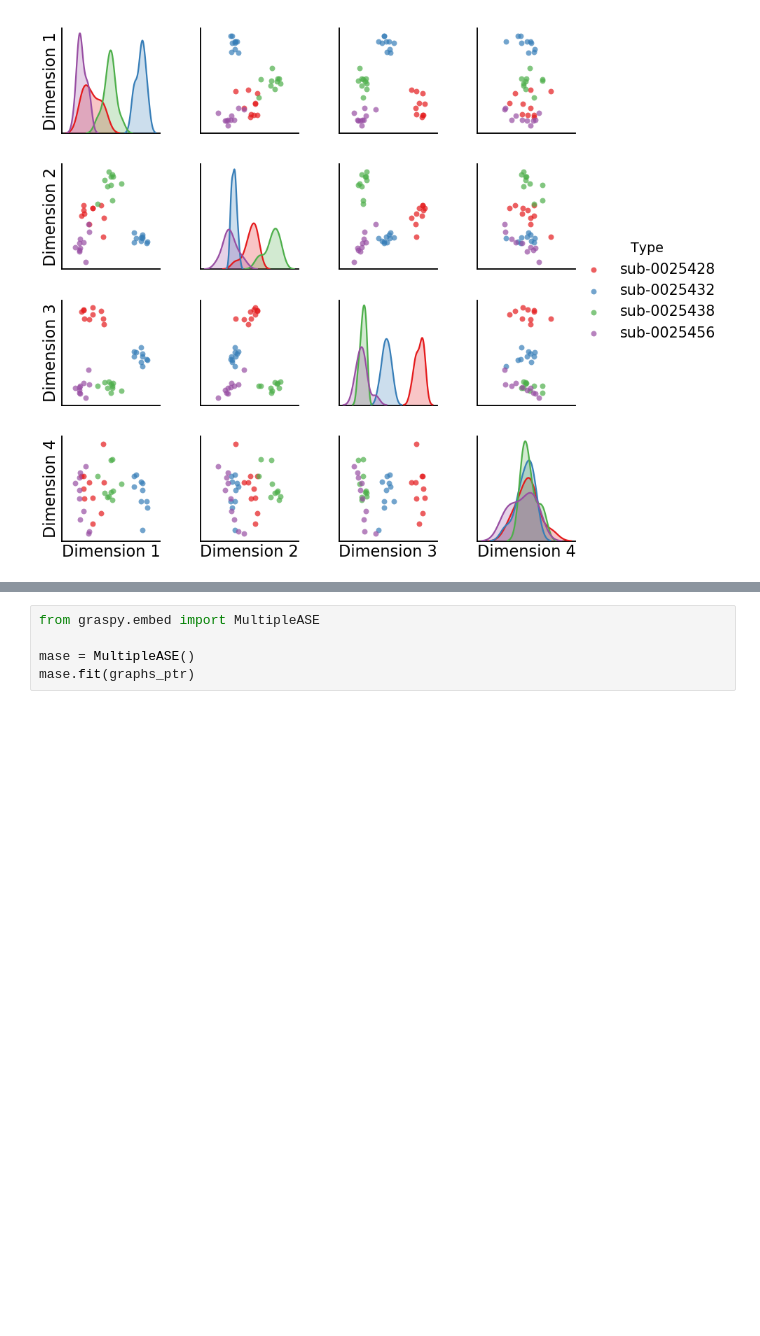
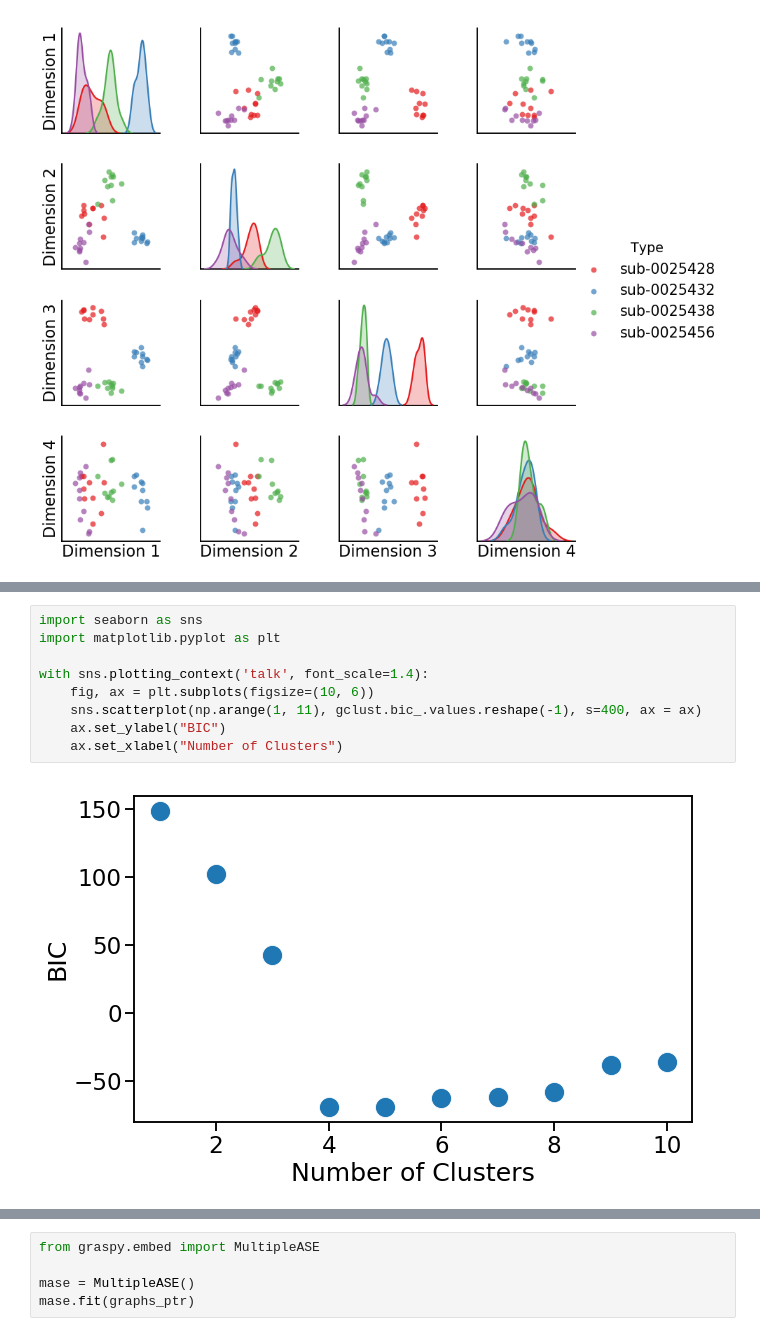
Before and after one commit to neurodata/ohbm, a Jupyter notebook: demo.ipynb, the cells around one changed output, grey strips where cells are left out. Cells and saved outputs as stored; diff of their text form; blank space fills up the shorter version.

```diff
--- a/demo.ipynb
+++ b/demo.ipynb
@@ -92,0 +98,11 @@ gclust.ari_
+# %%
+import seaborn as sns
+import matplotlib.pyplot as plt
+
+with sns.plotting_context('talk', font_scale=1.4):
+    fig, ax = plt.subplots(figsize=(10, 6))
+    sns.scatterplot(np.arange(1, 11), gclust.bic_.values.reshape(-1), s=400, ax = ax)
+    ax.set_ylabel("BIC")
+    ax.set_xlabel("Number of Clusters")
+# %% [output]
+[figure, added]
```
Also changed, not shown: parts of 12 cells of this notebook, 1 other file.
